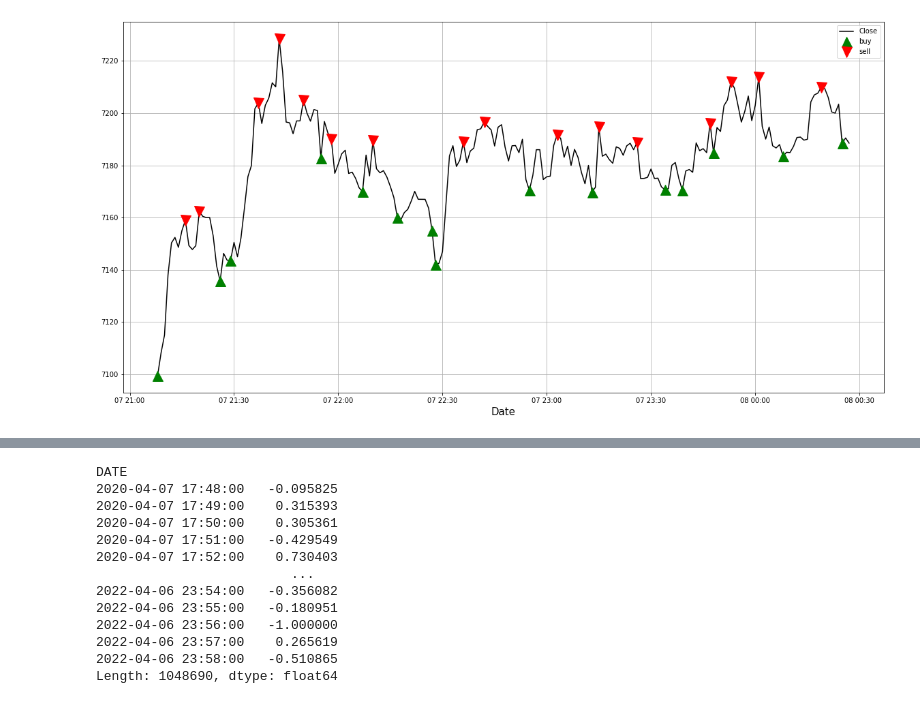
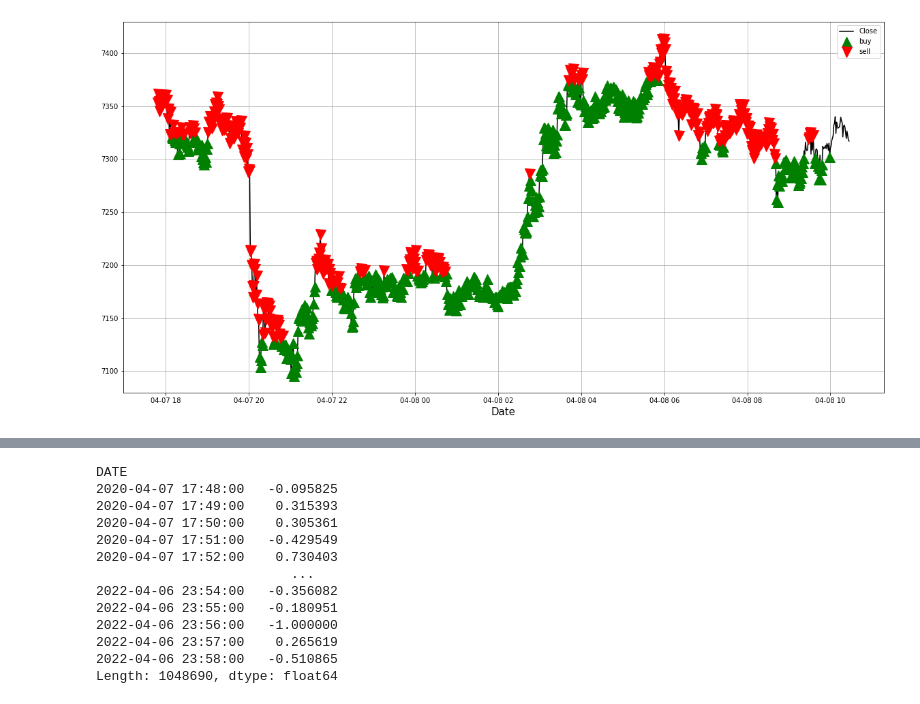
Before and after one commit to thiagorayam/ml_finance, a Jupyter notebook: xgboost_trading.ipynb, the cells around one changed output, grey strips where cells are left out. Cells and saved outputs as stored; diff of their text form; code cells hidden in the pictures.

Commit message:
label

```diff
--- a/xgboost_trading.ipynb
+++ b/xgboost_trading.ipynb
@@ -25,15 +25,18 @@ class Indicator:
 df = pd.read_parquet("IntradayData/BTCUSD_2020-04-07_2022-04-06.parquet")
 df = df.set_index('DATE')
 close = df['CLOSE']
+# %%
+close = df['CLOSE'][0:1000]
 # %%
 label = Labelling(close)
-l1 = label.min_max(20, len(close))
+l1 = label.tbm(0.005, 0.005, 300)
 # %%
+df_ = pd.DataFrame(close)
 df_['side'] = l1
 # %%
-plt_st.plot_position(df_,200,400)
+plt_st.plot_position(df_,0,4000)
 # %% [output]
-[figure, old version]
+[figure, new version]
 # %%
 class Labelling:
 
```
Also changed, not shown: parts of 3 cells of this notebook, 1 other file.
